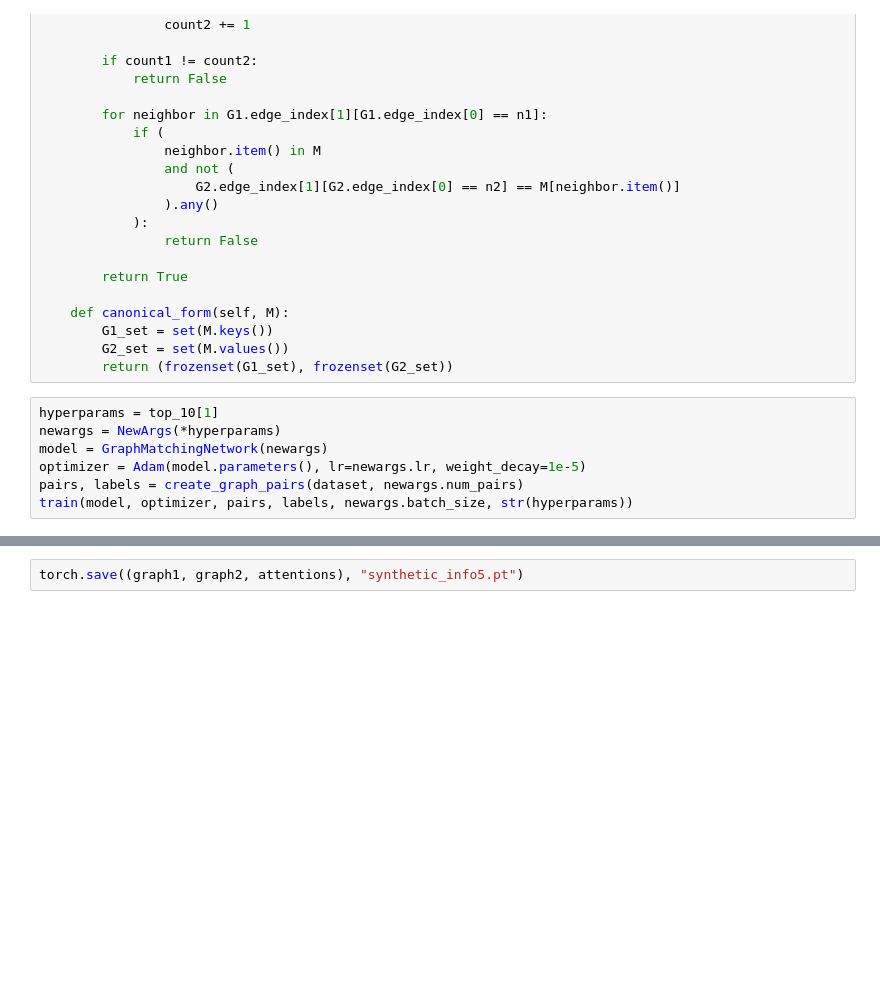
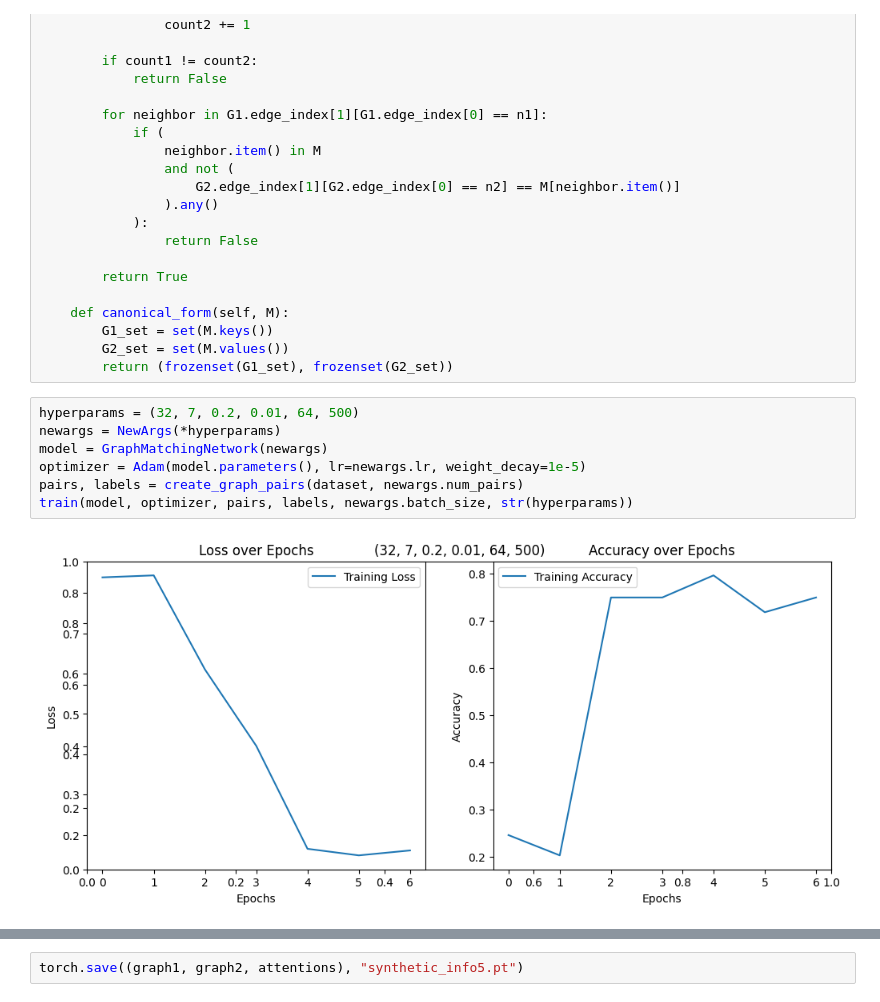
Before and after one commit to tsimiho/gmn, a Jupyter notebook: cross_mutag.ipynb, the cells around one changed output, grey strips where cells are left out. Saved outputs shown, nothing was run; the diff lists cells and outputs as text; blank space fills up the shorter version.

```diff
--- a/cross_mutag.ipynb
+++ b/cross_mutag.ipynb
@@ -763,10 +779,12 @@ class MCS:
         G2_set = set(M.values())
         return (frozenset(G1_set), frozenset(G2_set))
 # %%
-hyperparams = top_10[1]
+hyperparams = (32, 7, 0.2, 0.01, 64, 500)
 newargs = NewArgs(*hyperparams)
 model = GraphMatchingNetwork(newargs)
 optimizer = Adam(model.parameters(), lr=newargs.lr, weight_decay=1e-5)
 pairs, labels = create_graph_pairs(dataset, newargs.num_pairs)
 train(model, optimizer, pairs, labels, newargs.batch_size, str(hyperparams))
+# %% [output]
+[figure, added]
 # %%
```
Also changed, not shown: parts of 5 cells of this notebook, 2 other files.
